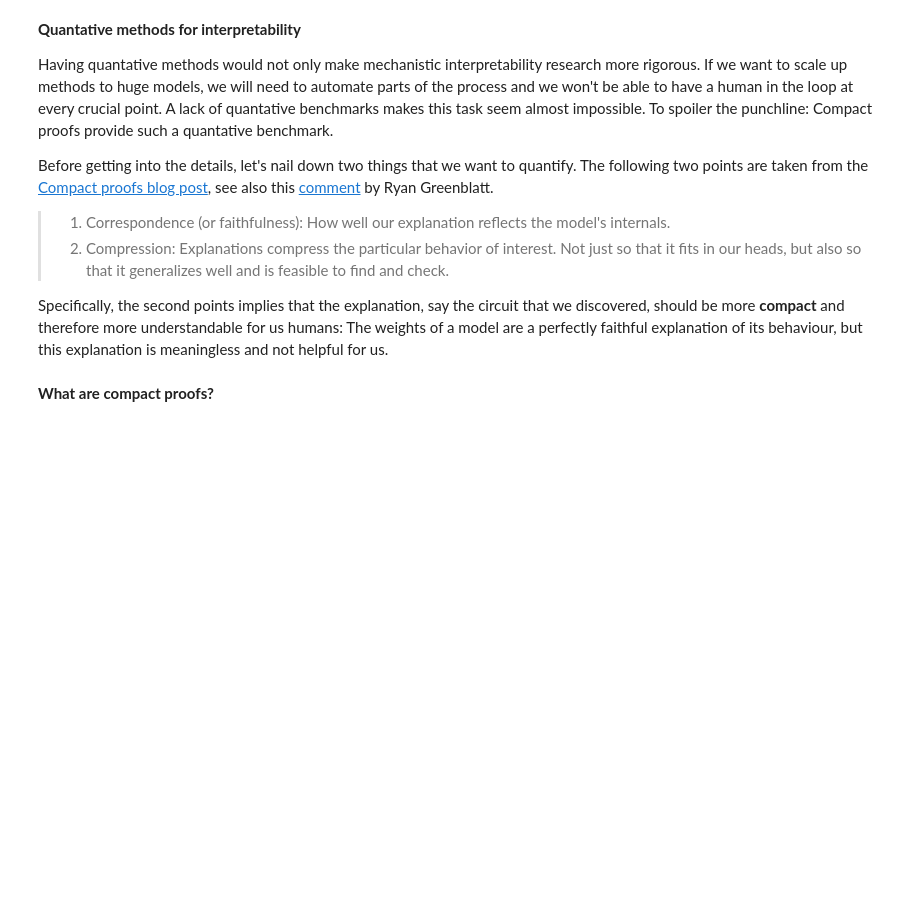
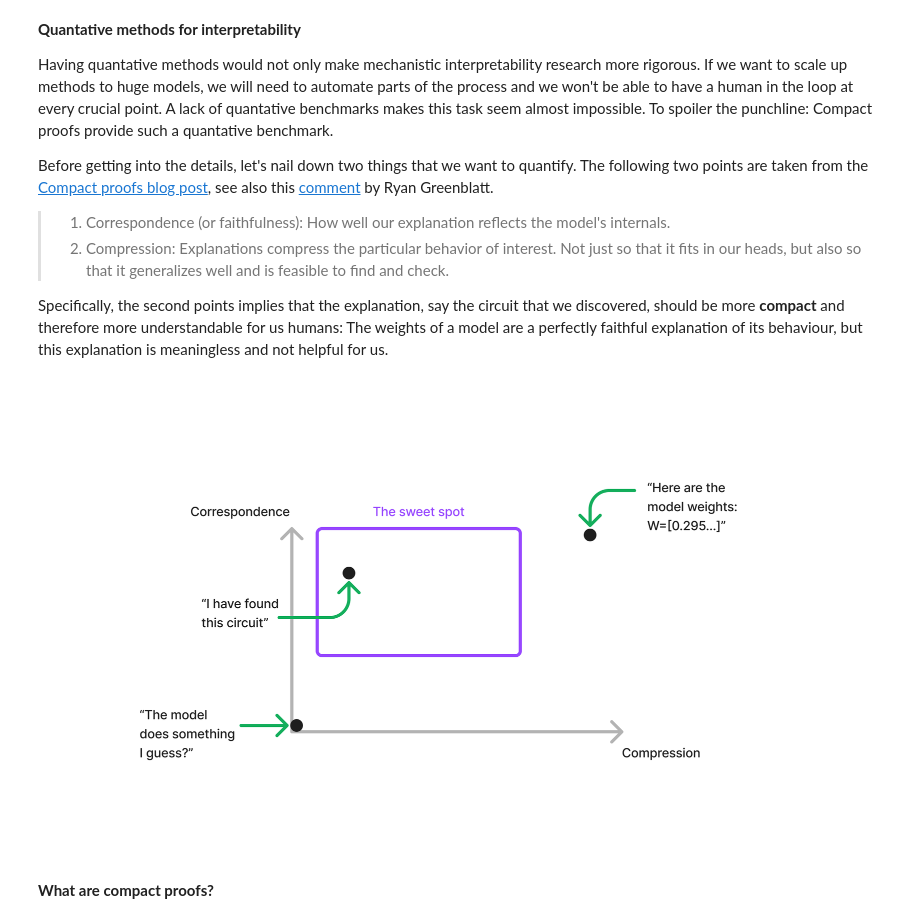
Before and after one commit to LouisYRYJ/Proof_based_approach_tutorial, a Jupyter notebook: proof_example_private.ipynb, the cells around one changed output. Cells and saved outputs as stored; diff of their text form; code cells hidden in the pictures; blank space fills up the shorter version.

```diff
--- a/proof_example copy.ipynb
+++ b/proof_example_private.ipynb
@@ -198,6 +199,11 @@ Before getting into the details, let's nail down two things that we want to quan
 >2. Compression: Explanations compress the particular behavior of interest. Not just so that it fits in our heads, but also so that it generalizes well and is feasible to find and check.
 
 Specifically, the second points implies that the explanation, say the circuit that we discovered, should be more **compact** and therefore more understandable for us humans: The weights of a model are a perfectly faithful explanation of its behaviour, but this explanation is meaningless and not helpful for us.
+# %%
+Image(filename="img/Compact proofs.png", width=800, height=400)
+# Make this rather a pareto frontier?
+# %% [output]
+[figure, added]
 # %% [markdown]
 **What are compact proofs?**
 # %% [markdown]
```
Also changed, not shown: parts of 16 cells of this notebook, 2 other files.
